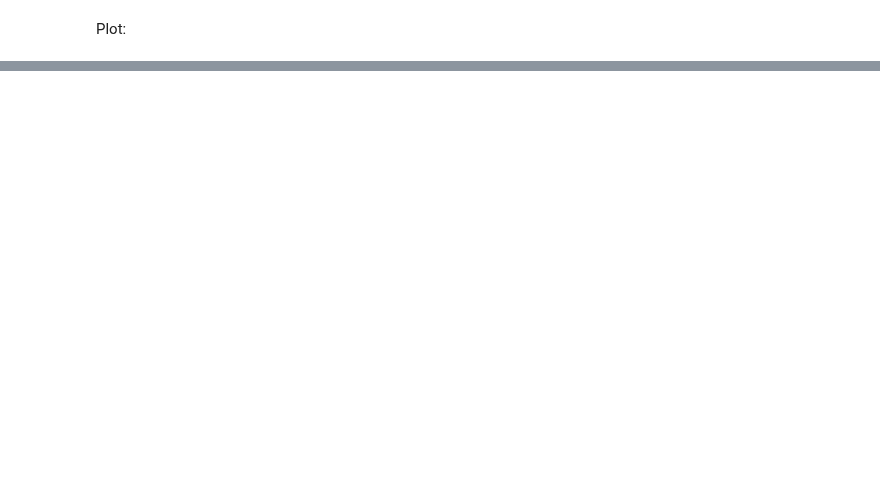
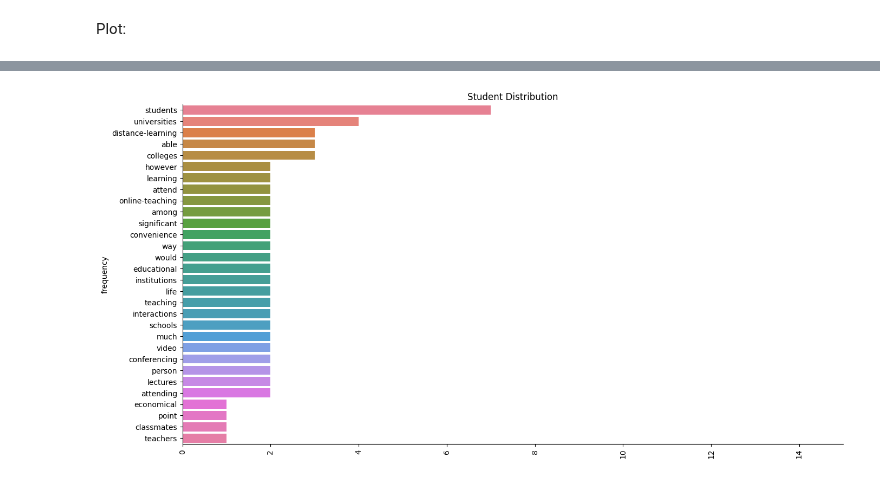
Before and after one commit to MinaAlmasi/nlp-at-cogsci, a Jupyter notebook: book/class1/001_simple_tokenization.ipynb, the cells around one changed output, grey strips where cells are left out. Cells and saved outputs as stored; diff of their text form; code cells hidden in the pictures; blank space fills up the shorter version.

```diff
--- a/book/class1/001_simple_tokenization.ipynb
+++ b/book/class1/001_simple_tokenization.ipynb
@@ -243,0 +277,3 @@ write here
+# %%
+# stop words list from NLTK (copied from https://medium.com/data-science/text-pre-processing-stop-words-removal-using-different-libraries-f20bac19929a)
+stopwords = ['i', 'me', 'my', 'myself', 'we', 'our', 'ours', 'ourselves', 'you', "you're", "you've", "you'll", "you'd", 'your', 'yours', 'yourself', 'yourselves', 'he', 'him', 'his', 'himself', 'she', "she's", 'her', 'hers', 'herself', 'it', "it's", 'its', 'itself', 'they', 'them', 'their', 'theirs', 'themselves', 'what', 'which', 'who', 'whom', 'this', 'that', "that'll", 'these', 'those', 'am', 'is', 'are', 'was', 'were', 'be', 'been', 'being', 'have', 'has', 'had', 'having', 'do', 'does', 'did', 'doing', 'a', 'an', 'the', 'and', 'but', 'if', 'or', 'because', 'as', 'until', 'while', 'of', 'at', 'by', 'for', 'with', 'about', 'against', 'between', 'into', 'through', 'during', 'before', 'after', 'above', 'below', 'to', 'from', 'up', 'down', 'in', 'out', 'on', 'off', 'over', 'under', 'again', 'further', 'then', 'once', 'here', 'there', 'when', 'where', 'why', 'how', 'all', 'any', 'both', 'each', 'few', 'more', 'most', 'other', 'some', 'such', 'no', 'nor', 'not', 'only', 'own', 'same', 'so', 'than', 'too', 'very', 's', 't', 'can', 'will', 'just', 'don', "don't", 'should', "should've", 'now', 'd', 'll', 'm', 'o', 're', 've', 'y', 'ain', 'aren', "aren't", 'couldn', "couldn't", 'didn', "didn't", 'doesn', "doesn't", 'hadn', "hadn't", 'hasn', "hasn't", 'haven', "haven't", 'isn', "isn't", 'ma', 'mightn', "mightn't", 'mustn', "mustn't", 'needn', "needn't", 'shan', "shan't", 'shouldn', "shouldn't", 'wasn', "wasn't", 'weren', "weren't", 'won', "won't", 'wouldn', "wouldn't"]
@@ -243,0 +293,11 @@ write here
+# %%
+# define empty filtered list
+filtered_student_words = []
+
+for word in student_words: # go through all student words, one at a time
+    # if the word is NOT present in the stop_words list, add it to the empty list with .append()
+    if word not in stopwords:
+        filtered_student_words.append(word)
+
+# print 50 first words
+print(filtered_student_words[:50])
@@ -243,0 +317,69 @@ write here
+# %%
+def remove_stopwords(words_to_clean: list, stopwords_to_remove:list=stopwords) -> list:
+    """
+    Function to remove stopwords
+    """
+    filtered_words = [word for word in words_to_clean if word not in stopwords_to_remove]
+
+    return filtered_words
+
+
+def create_count_df(words: list) -> pd.DataFrame:
+    """
+    Count elements in list and return as a df!
+    """
+    counts = Counter(words)
+
+    df = pd.DataFrame.from_dict(data=counts,
+                              orient='index').sort_values(by=0,
+                                                          ascending=False).reset_index()
+    return df
+
+def plot_frequent_counts(count_df: pd.DataFrame, n_most_frequent:int=50, title:str = "Word Dist", xlim=15) -> plt.Figure:
+    """
+    Plots the n highest counts in a count_df
+
+    Xlim to make sure they are the same across plots :)
+    """
+    plot = sns.catplot(
+            data=count_df.head(n=n_most_frequent),
+            x=0,
+            y="index",
+            kind='bar',
+            height=7,
+            aspect=2,
+            palette="husl",   # rainbow colors
+            hue="index"       # force each category to be colored separately
+            )
+    plt.title(title)
+    plt.xticks(rotation=90)
+    plt.xlabel('')
+    plt.ylabel('frequency')
+    plt.xlim(right=xlim)
+
+    return plot.figure # note I Have to write .figures to get the plt.Figure from Seaborn (just how seaborn is setup)
+
+def get_word_distributions(text:str, exclude_stopwords:bool = True, plot_n_frequent:int=50, plot_title:str="Word Dist") -> tuple[pd.DataFrame, plt.Figure]:
+    """
+    From text, get a word distribution both as a df and plot n most frequent!
+
+    If exclude_stopwords is set to False, then also include those!
+    """
+    # note I'm using the function I defined in the solution in section 1.2
+    all_words = get_words(text)
+
+    if exclude_stopwords:
+        words = remove_stopwords(all_words)
+    else:
+        words = all_words
+
+
+    counts_df = create_count_df(words)
+    plot = plot_frequent_counts(counts_df, n_most_frequent=plot_n_frequent, title=plot_title)
+
+    return counts_df, plot
+
+student_counts, plot = get_word_distributions(text = student_text, exclude_stopwords=True, plot_n_frequent=30, plot_title="Student Distribution")
+chatgpt_counts, plot = get_word_distributions(text = chatgpt_text, exclude_stopwords=True, plot_n_frequent=30, plot_title="ChatGPT Distribution")
+# %% [output]
+[figure, added]
```
Also changed, not shown: parts of 23 cells of this notebook, 2 other files.
